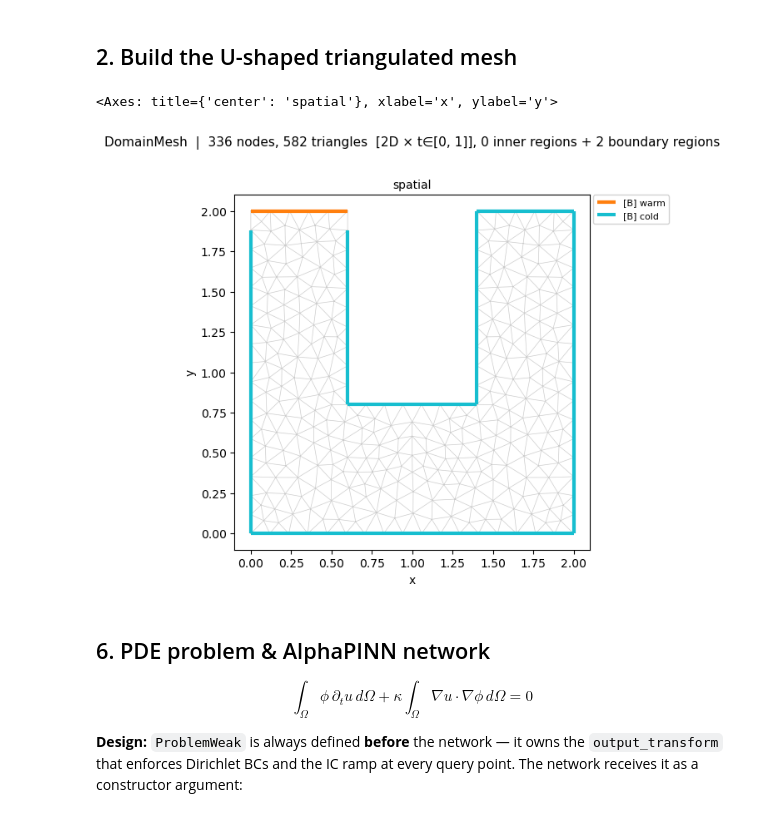
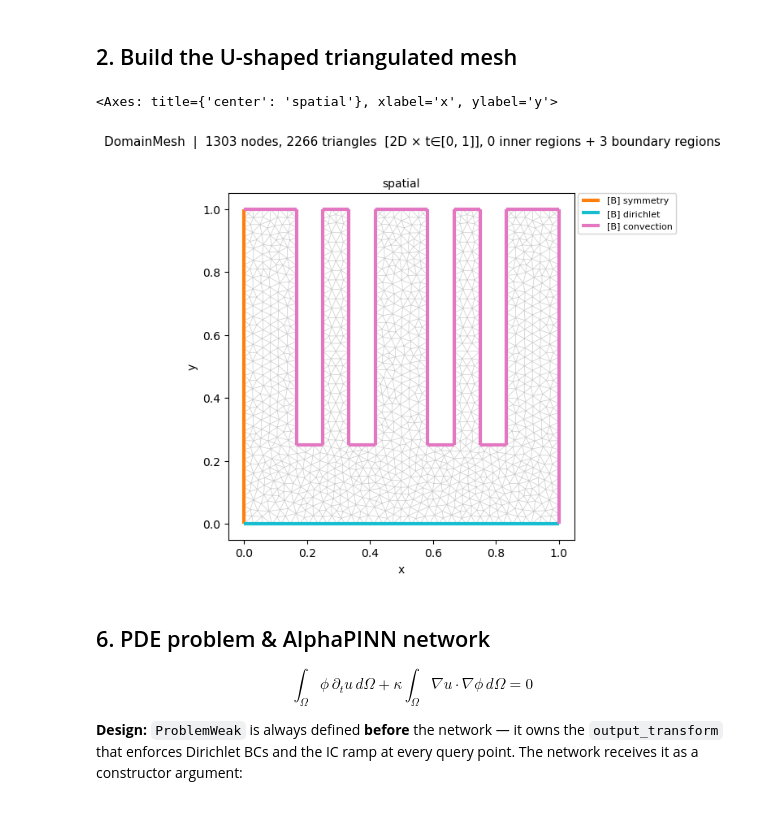
Before and after one commit to gatocor/pinn_models, a Jupyter notebook: examples/1+2D_transient_heat_irregular_domain.ipynb, the cells around one changed output. Cells and saved outputs as stored; diff of their text form; code cells hidden in the pictures.

```diff
--- a/examples/1+2D_transient_heat_irregular_domain.ipynb
+++ b/examples/1+2D_transient_heat_irregular_domain.ipynb
@@ -44,17 +44,18 @@ KAPPA = 1
 # %% [markdown]
 ## 2. Build the U-shaped triangulated mesh
 # %%
-mesh = pinns.meshes.u_shape()
+mesh = pinns.meshes.trident(mesh_size=0.03)
 
 domain = pinns.domain.DomainMesh(mesh, time=(0,1))
 
-domain.add_boundary(lambda X: (X[:, 0] < 1) & (X[:, 1] > 1.99), "warm")
-domain.add_boundary(lambda X: ~((X[:, 0] < 1) & (X[:, 1] > 1.99)), "cold")
+domain.add_boundary(lambda X: (X[:, 0] < 0.01), "symmetry")
+domain.add_boundary(lambda X: (X[:, 1] < 0.01), "dirichlet")
+domain.add_boundary(lambda X: ~((X[:, 0] < 0.01) | (X[:, 1] < 0.01)) | (X[:, 0] + X[:, 1] > 0.99), "convection")
 
 domain.plot(boundary="custom", backend="matplotlib")
 # %% [output]
 <Axes: title={'center': 'spatial'}, xlabel='x', ylabel='y'>
-[figure, old version]
+[figure, new version]
 # %% [markdown]
 ## 6. PDE problem & AlphaPINN network
 
```
Also changed, not shown: parts of 3 cells of this notebook, 14 other files.
